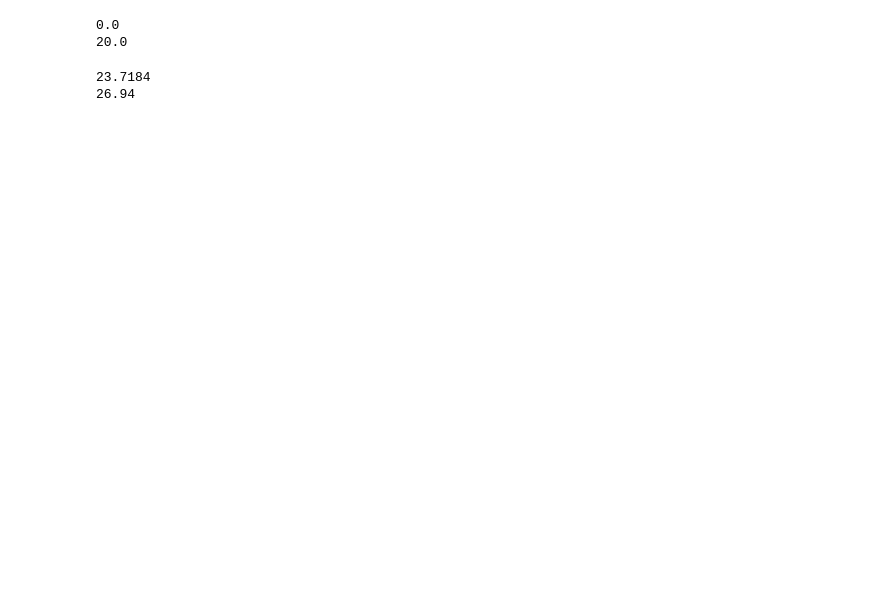
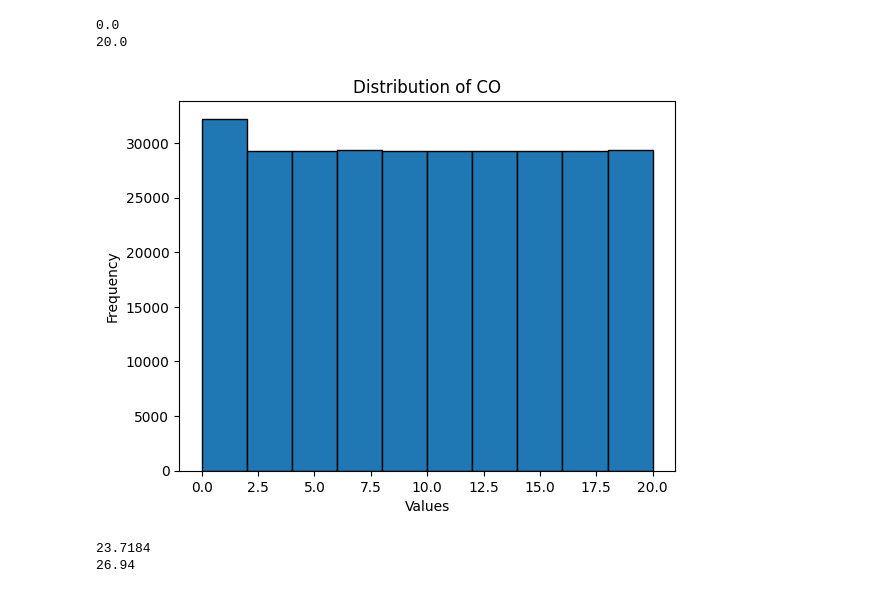
Before and after one commit to Jwdegames/GasSensorMLTasks, a Jupyter notebook: Catherine_gas_sensor_EDA.ipynb, the cells around one changed output. Cells and saved outputs as stored; diff of their text form; code cells hidden in the pictures; blank space fills up the shorter version.

```diff
--- a/Catherine_gas_sensor_EDA.ipynb
+++ b/Catherine_gas_sensor_EDA.ipynb
@@ -120,6 +129,15 @@ print(df['CO (ppm)'].max())
 # %% [output]
 0.0
 20.0
+# %%
+# Plot a histogram for temperature
+plt.hist(df['CO (ppm)'], bins=10, edgecolor='k')
+plt.xlabel('Values')
+plt.ylabel('Frequency')
+plt.title('Distribution of CO')
+plt.show()
+# %% [output]
+[figure, added]
 # %%
 # Figure out the range of the temperature variable
 print(df['Temperature (C)'].min())
```
Also changed, not shown: parts of 20 cells of this notebook.
